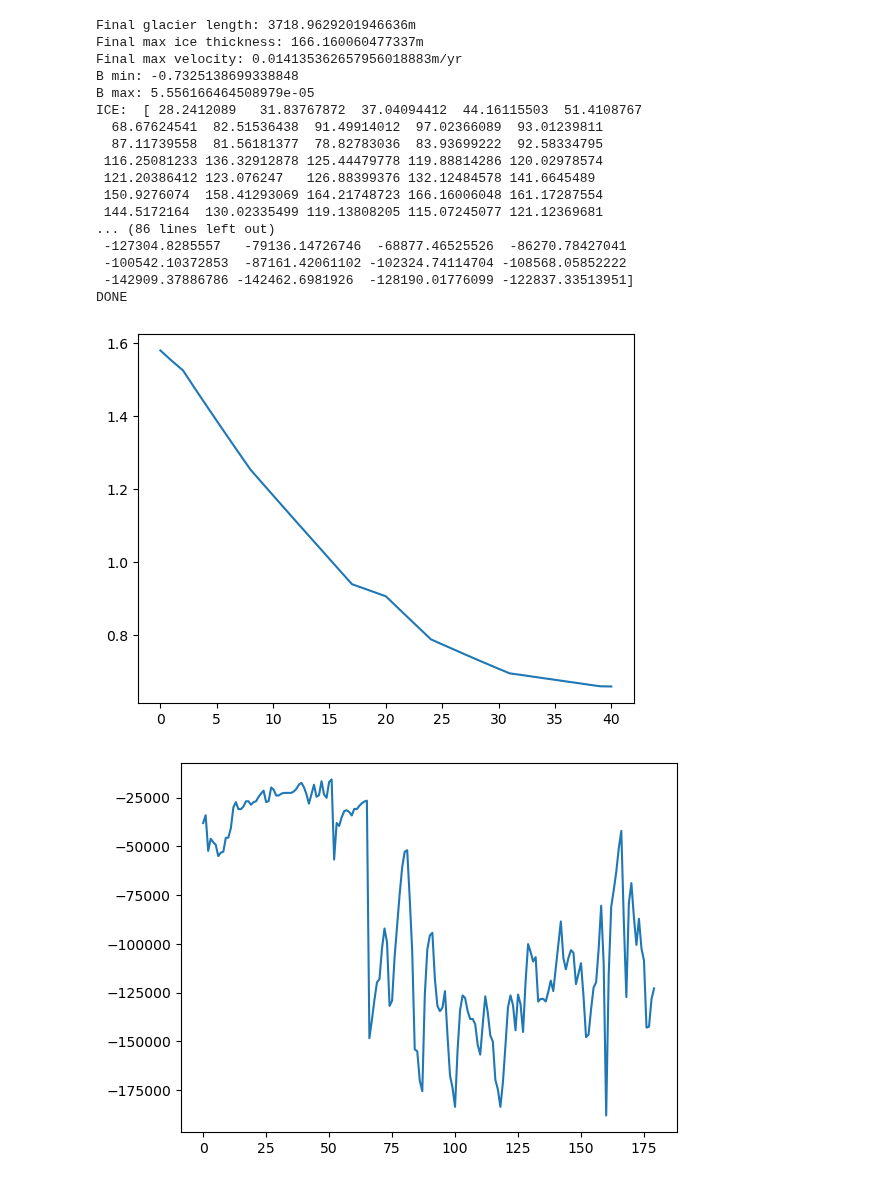
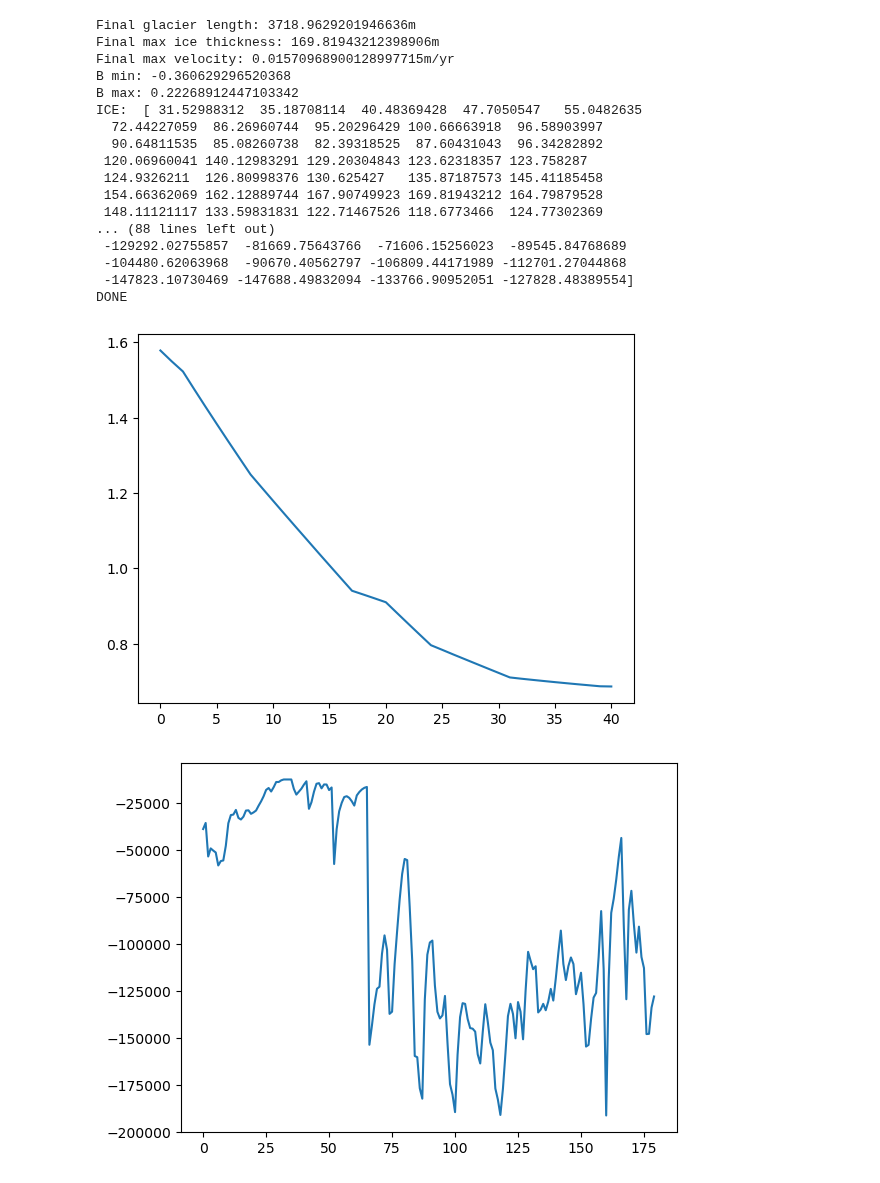
Before and after one commit to kstone3/Senior-Thesis, a Jupyter notebook: SIA/runModel.ipynb, the cells around one changed output. Saved outputs shown, nothing was run; the diff lists cells and outputs as text; code cells hidden in the pictures.

```diff
--- a/SIA/runModel.ipynb
+++ b/SIA/runModel.ipynb
@@ -11,16 +11,17 @@ _ = plt.close(fig) #used to prevent an empty plot from displaying
 
 ela=1880
 time=1040
-save=1
+save=10
 gamma=0.011
 quiet=True
-# accumfactor= 7.86148311299302e-07
-# meltfactor=-4.010722406223074e-05
+accumfactor= 7.86148311299302e-07
+ice_meltfactor=-4.010722406223074e-05
+snow_meltfactor=-4.010722406223074e-05
 # meltfactor=-0.005
 # accumfactor=0.0008
-accumfactor=2.6238836270398025e-08
-ice_meltfactor= -1.000000082740371e-10
-snow_meltfactor=-1.0
+# accumfactor=1.000000082740371e-10
+# ice_meltfactor= -1.000000082740371e-10
+# snow_meltfactor=-1e-10
 start_time=1000
 ice = [
     50.81674576, 58.0492316, 65.39974357, 69.26584673, 75.6541392, 84.5574082,
@@ -33,49 +34,57 @@ ice = [
     86.71000822, 75.76864291, 62.64653003, 45.85246872, 20.18519449, 0.0, 0.0, 0.0
 ]
 model = glacierSim(ela=ela, time=time, save=save,gamma=gamma,quiet=quiet, ice_meltfactor=ice_meltfactor, snow_meltfactor=snow_meltfactor, accumfactor=accumfactor, initial_ice=ice, start_time=start_time)
 # plt.plot(glac.x, glac.topo)
 # plt.plot(glac.x,glac.ice+glac.topo, color='b')
 # plt.gca().set_aspect('equal', adjustable='box')
 # plt.show()
 #print(model.dx)
-anim = FuncAnimation(fig, model.run_model, model.frames, init_func=model.init(ax,ela=ela, time=time, save=save,gamma=gamma,quiet=quiet, ice_meltfactor=ice_meltfactor, snow_meltfactor=snow_meltfactor, accumfactor=accumfactor, initial_ice=ice, start_time=start_time), blit=False, repeat=False)
+
+line, = ax.plot([], [], 'b-')
+ela_line = ax.axhline(y=model.start_ela, color='r')
+snow_line, = ax.plot([], [], 'c-')
+
+def update(frame):
+    return model.run_model(frame)
+
+anim = FuncAnimation(fig, update, model.frames, init_func=model.init(ax,ela=ela, time=time, save=save,gamma=gamma,quiet=quiet, ice_meltfactor=ice_meltfactor, snow_meltfactor=snow_meltfactor, accumfactor=accumfactor, initial_ice=ice, start_time=start_time), blit=False, repeat=False)
 vid = HTML(anim.to_jshtml())
 print("ICE: ",model.ice)
 print("SLOPE: ",model.ice_slope)
 print("MASS BALANCE: ",model.b)
 print("WINTER MB DIFF: ", model.winter_mb-model.calculated_winter_mb)
 print("SUMMER MB DIFF: ", model.summer_mb-model.calculated_summer_mb)
 #print('CALCULATED ANNUAL MB: ', model.calculated_annual_mb)
 print('ANNUAL MB DIFF: ',np.array(model.calculated_annual_mb)-np.array(model.annual_mb))
 print("VOLUME DIFF: ", model.volume_validation-model.volume_data)
 print("DONE")
 plt.plot(model.yearly_volume_change)
 plt.show()
 plt.plot(model.volume_validation-model.volume_data)
 plt.show()
 #plt.plot(model.timestep_list)
 #print(model.calculated_annual_mb, model.calculated_summer_mb, model.calculated_winter_mb)
 #anim.save('animation.mp4', writer='ffmpeg', fps=15, dpi=100)
 #print(model.calculated_summer_mb, model.calculated_winter_mb)
 vid
 # %% [output]
 Final glacier length: 3718.9629201946636m
-Final max ice thickness: 166.160060477337m
-Final max velocity: 0.014135362657956018883m/yr
-B min: -0.7325138699338848
-B max: 5.556166464508979e-05
-ICE:  [ 28.2412089   31.83767872  37.04094412  44.16115503  51.4108767
-  68.67624541  82.51536438  91.49914012  97.02366089  93.01239811
-  87.11739558  81.56181377  78.82783036  83.93699222  92.58334795
- 116.25081233 136.32912878 125.44479778 119.88814286 120.02978574
- 121.20386412 123.076247   126.88399376 132.12484578 141.6645489
- 150.9276074  158.41293069 164.21748723 166.16006048 161.17287554
- 144.5172164  130.02335499 119.13808205 115.07245077 121.12369681
-... (86 lines left out)
- -127304.8285557   -79136.14726746  -68877.46525526  -86270.78427041
- -100542.10372853  -87161.42061102 -102324.74114704 -108568.05852222
- -142909.37886786 -142462.6981926  -128190.01776099 -122837.33513951]
+Final max ice thickness: 169.81943212398906m
+Final max velocity: 0.01570968900128997715m/yr
+B min: -0.360629296520368
+B max: 0.22268912447103342
+ICE:  [ 31.52988312  35.18708114  40.48369428  47.7050547   55.0482635
+  72.44227059  86.26960744  95.20296429 100.66663918  96.58903997
+  90.64811535  85.08260738  82.39318525  87.60431043  96.34282892
+ 120.06960041 140.12983291 129.20304843 123.62318357 123.758287
+ 124.9326211  126.80998376 130.625427   135.87187573 145.41185458
+ 154.66362069 162.12889744 167.90749923 169.81943212 164.79879528
+ 148.11121117 133.59831831 122.71467526 118.6773466  124.77302369
+... (88 lines left out)
+ -129292.02755857  -81669.75643766  -71606.15256023  -89545.84768689
+ -104480.62063968  -90670.40562797 -106809.44171989 -112701.27044868
+ -147823.10730469 -147688.49832094 -133766.90952051 -127828.48389554]
 DONE
-[figure, old version]
+[figure, new version]
-[figure, old version]
+[figure, new version]
 [interactive output not drawn]
```
Also changed, not shown: 2 other files.
